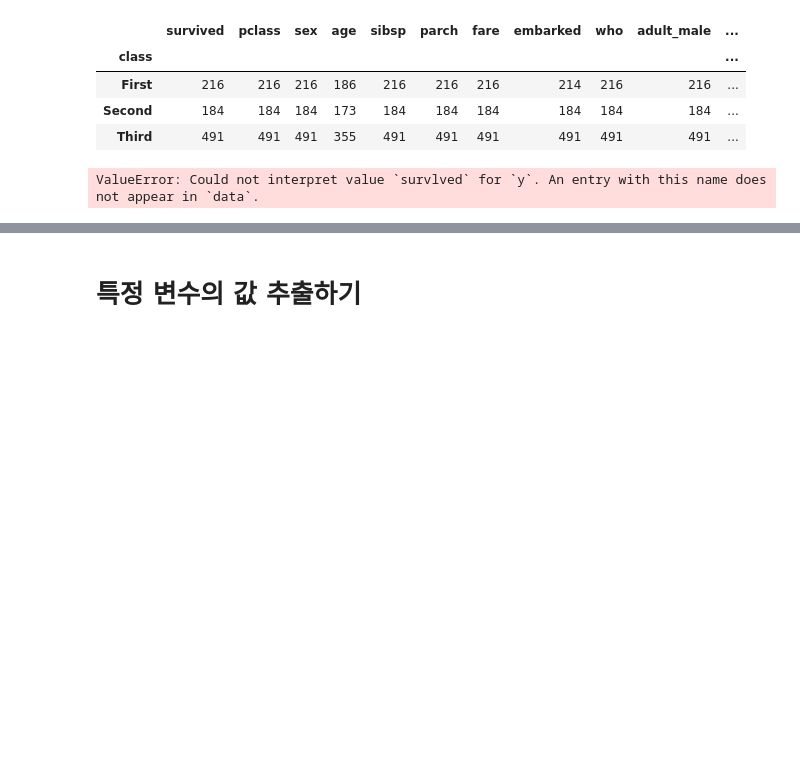
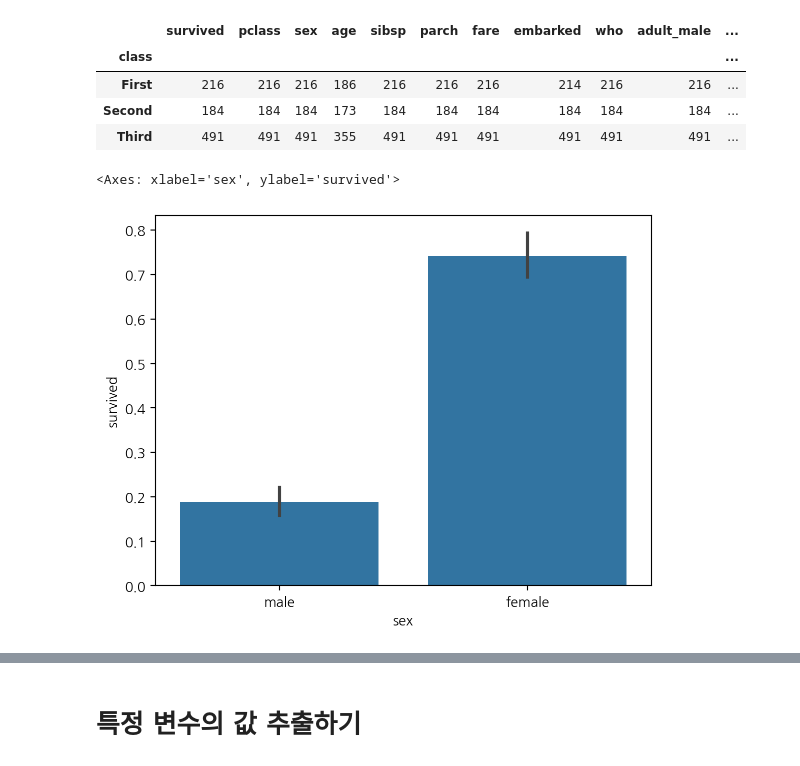
Before and after one commit to mgmg0429/2024-1-my-BDA, a Jupyter notebook: inclass/02w_0318_mon_dataframe_basic.ipynb, the cells around one changed output, grey strips where cells are left out. Cells and saved outputs as stored; diff of their text form; code cells hidden in the pictures; blank space fills up the shorter version.

```diff
--- a/inclass/02w_0318_mon_dataframe_basic.ipynb
+++ b/inclass/02w_0318_mon_dataframe_basic.ipynb
@@ -156,7 +176,8 @@ titanic.groupby('class').count()
 | Second | 184 | 184 | 184 | 173 | 184 | 184 | 184 | 184 | 184 | 184 | ... |
 | Third | 491 | 491 | 491 | 355 | 491 | 491 | 491 | 491 | 491 | 491 | ... |
 # %%
-sns.barplot(x="sex", y="survlved", data=titanic);
+sns.barplot(x="sex", y="survived", data = titanic)
 # %% [output]
-ValueError: Could not interpret value `survlved` for `y`. An entry with this name does not appear in `data`.
+<Axes: xlabel='sex', ylabel='survived'>
+[figure, added]
 # %%
```
Also changed, not shown: parts of 54 cells of this notebook.
